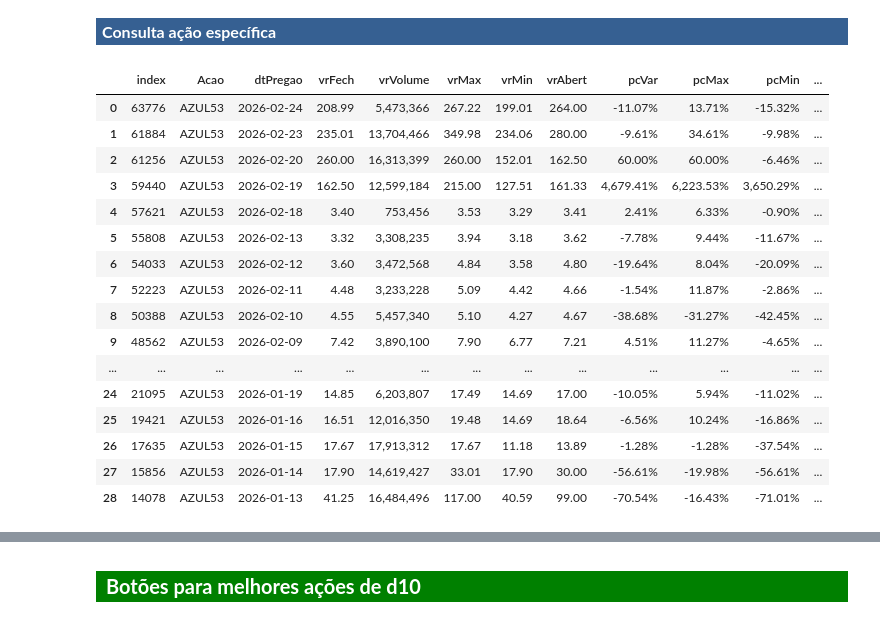
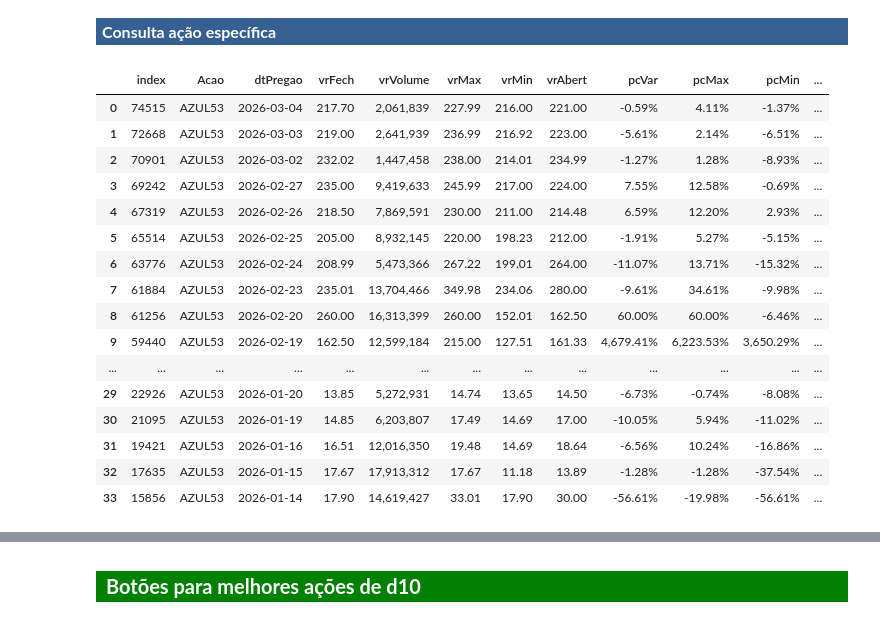
Before and after one commit to alexandre-esmeraldo/StockManager, a Jupyter notebook: StockManager_Processamento.ipynb, the cells around one changed output, grey strips where cells are left out. Drawn from its saved outputs; the diff is of its cells as text; code cells hidden in the pictures.

```diff
--- a/StockManager_Processamento.ipynb
+++ b/StockManager_Processamento.ipynb
@@ -179,26 +175,26 @@ printmd(f'**<div class={font_color}>{hoje}, Status {a}</div>**')
 # %% [markdown]
 <p style="color:white; background-color: #366092; font-size: 12pt; padding: 3px 0px 3px 6px; font-weight: bold">  Consulta ação específica </p>
 # %%
-acao_adhoc = "azul53"
+acao_adhoc = "AZUL53"
 consulta_acao_formatada(df, acao_adhoc)
 # %% [output]
 |  | index | Acao | dtPregao | vrFech | vrVolume | vrMax | vrMin | vrAbert | pcVar | pcMax | pcMin | ... |
-| 0 | 63776 | AZUL53 | 2026-02-24 | 208.99 | 5,473,366 | 267.22 | 199.01 | 264.00 | -11.07% | 13.71% | -15.32% | ... |
-| 1 | 61884 | AZUL53 | 2026-02-23 | 235.01 | 13,704,466 | 349.98 | 234.06 | 280.00 | -9.61% | 34.61% | -9.98% | ... |
-| 2 | 61256 | AZUL53 | 2026-02-20 | 260.00 | 16,313,399 | 260.00 | 152.01 | 162.50 | 60.00% | 60.00% | -6.46% | ... |
-| 3 | 59440 | AZUL53 | 2026-02-19 | 162.50 | 12,599,184 | 215.00 | 127.51 | 161.33 | 4,679.41% | 6,223.53% | 3,650.29% | ... |
-| 4 | 57621 | AZUL53 | 2026-02-18 | 3.40 | 753,456 | 3.53 | 3.29 | 3.41 | 2.41% | 6.33% | -0.90% | ... |
-| 5 | 55808 | AZUL53 | 2026-02-13 | 3.32 | 3,308,235 | 3.94 | 3.18 | 3.62 | -7.78% | 9.44% | -11.67% | ... |
-| 6 | 54033 | AZUL53 | 2026-02-12 | 3.60 | 3,472,568 | 4.84 | 3.58 | 4.80 | -19.64% | 8.04% | -20.09% | ... |
-| 7 | 52223 | AZUL53 | 2026-02-11 | 4.48 | 3,233,228 | 5.09 | 4.42 | 4.66 | -1.54% | 11.87% | -2.86% | ... |
-| 8 | 50388 | AZUL53 | 2026-02-10 | 4.55 | 5,457,340 | 5.10 | 4.27 | 4.67 | -38.68% | -31.27% | -42.45% | ... |
-| 9 | 48562 | AZUL53 | 2026-02-09 | 7.42 | 3,890,100 | 7.90 | 6.77 | 7.21 | 4.51% | 11.27% | -4.65% | ... |
+| 0 | 74515 | AZUL53 | 2026-03-04 | 217.70 | 2,061,839 | 227.99 | 216.00 | 221.00 | -0.59% | 4.11% | -1.37% | ... |
+| 1 | 72668 | AZUL53 | 2026-03-03 | 219.00 | 2,641,939 | 236.99 | 216.92 | 223.00 | -5.61% | 2.14% | -6.51% | ... |
+| 2 | 70901 | AZUL53 | 2026-03-02 | 232.02 | 1,447,458 | 238.00 | 214.01 | 234.99 | -1.27% | 1.28% | -8.93% | ... |
+| 3 | 69242 | AZUL53 | 2026-02-27 | 235.00 | 9,419,633 | 245.99 | 217.00 | 224.00 | 7.55% | 12.58% | -0.69% | ... |
+| 4 | 67319 | AZUL53 | 2026-02-26 | 218.50 | 7,869,591 | 230.00 | 211.00 | 214.48 | 6.59% | 12.20% | 2.93% | ... |
+| 5 | 65514 | AZUL53 | 2026-02-25 | 205.00 | 8,932,145 | 220.00 | 198.23 | 212.00 | -1.91% | 5.27% | -5.15% | ... |
+| 6 | 63776 | AZUL53 | 2026-02-24 | 208.99 | 5,473,366 | 267.22 | 199.01 | 264.00 | -11.07% | 13.71% | -15.32% | ... |
+| 7 | 61884 | AZUL53 | 2026-02-23 | 235.01 | 13,704,466 | 349.98 | 234.06 | 280.00 | -9.61% | 34.61% | -9.98% | ... |
+| 8 | 61256 | AZUL53 | 2026-02-20 | 260.00 | 16,313,399 | 260.00 | 152.01 | 162.50 | 60.00% | 60.00% | -6.46% | ... |
+| 9 | 59440 | AZUL53 | 2026-02-19 | 162.50 | 12,599,184 | 215.00 | 127.51 | 161.33 | 4,679.41% | 6,223.53% | 3,650.29% | ... |
 | ... | ... | ... | ... | ... | ... | ... | ... | ... | ... | ... | ... | ... |
-| 24 | 21095 | AZUL53 | 2026-01-19 | 14.85 | 6,203,807 | 17.49 | 14.69 | 17.00 | -10.05% | 5.94% | -11.02% | ... |
-| 25 | 19421 | AZUL53 | 2026-01-16 | 16.51 | 12,016,350 | 19.48 | 14.69 | 18.64 | -6.56% | 10.24% | -16.86% | ... |
-| 26 | 17635 | AZUL53 | 2026-01-15 | 17.67 | 17,913,312 | 17.67 | 11.18 | 13.89 | -1.28% | -1.28% | -37.54% | ... |
-| 27 | 15856 | AZUL53 | 2026-01-14 | 17.90 | 14,619,427 | 33.01 | 17.90 | 30.00 | -56.61% | -19.98% | -56.61% | ... |
-| 28 | 14078 | AZUL53 | 2026-01-13 | 41.25 | 16,484,496 | 117.00 | 40.59 | 99.00 | -70.54% | -16.43% | -71.01% | ... |
+| 29 | 22926 | AZUL53 | 2026-01-20 | 13.85 | 5,272,931 | 14.74 | 13.65 | 14.50 | -6.73% | -0.74% | -8.08% | ... |
+| 30 | 21095 | AZUL53 | 2026-01-19 | 14.85 | 6,203,807 | 17.49 | 14.69 | 17.00 | -10.05% | 5.94% | -11.02% | ... |
+| 31 | 19421 | AZUL53 | 2026-01-16 | 16.51 | 12,016,350 | 19.48 | 14.69 | 18.64 | -6.56% | 10.24% | -16.86% | ... |
+| 32 | 17635 | AZUL53 | 2026-01-15 | 17.67 | 17,913,312 | 17.67 | 11.18 | 13.89 | -1.28% | -1.28% | -37.54% | ... |
+| 33 | 15856 | AZUL53 | 2026-01-14 | 17.90 | 14,619,427 | 33.01 | 17.90 | 30.00 | -56.61% | -19.98% | -56.61% | ... |
 # %%
 acao_adhoc = "RCSL4"
 consulta_acao_formatada(df, acao_adhoc)
```
Also changed, not shown: parts of 17 cells of this notebook, 4 other files.
